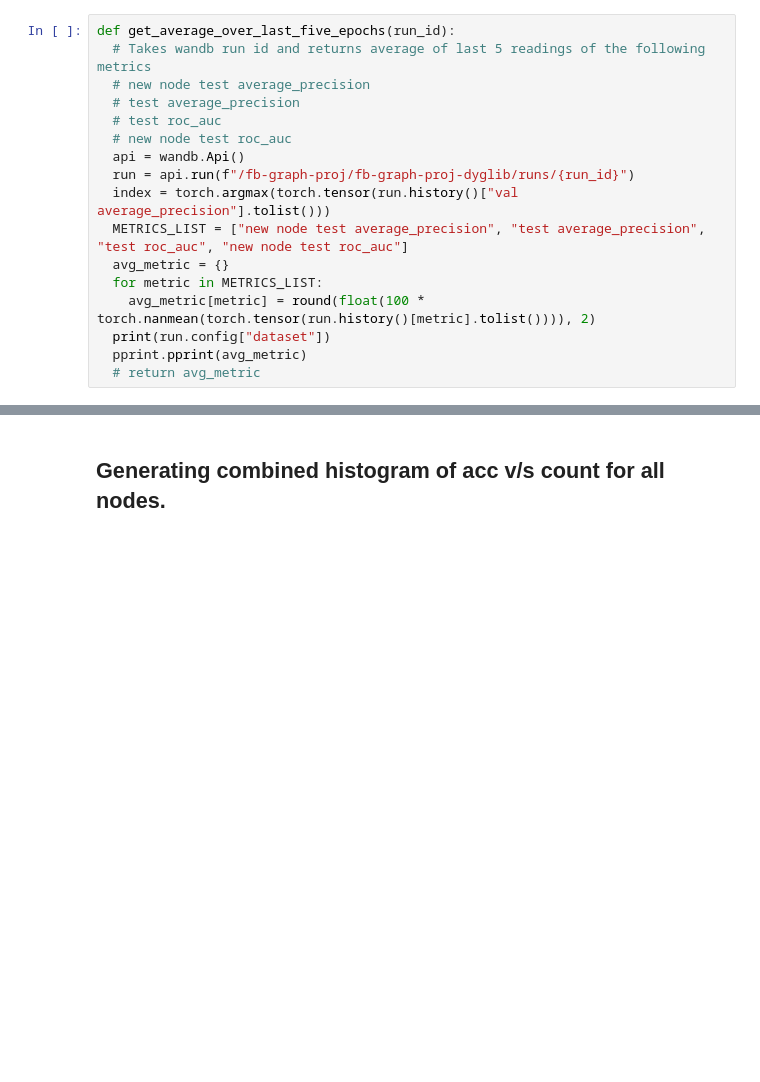
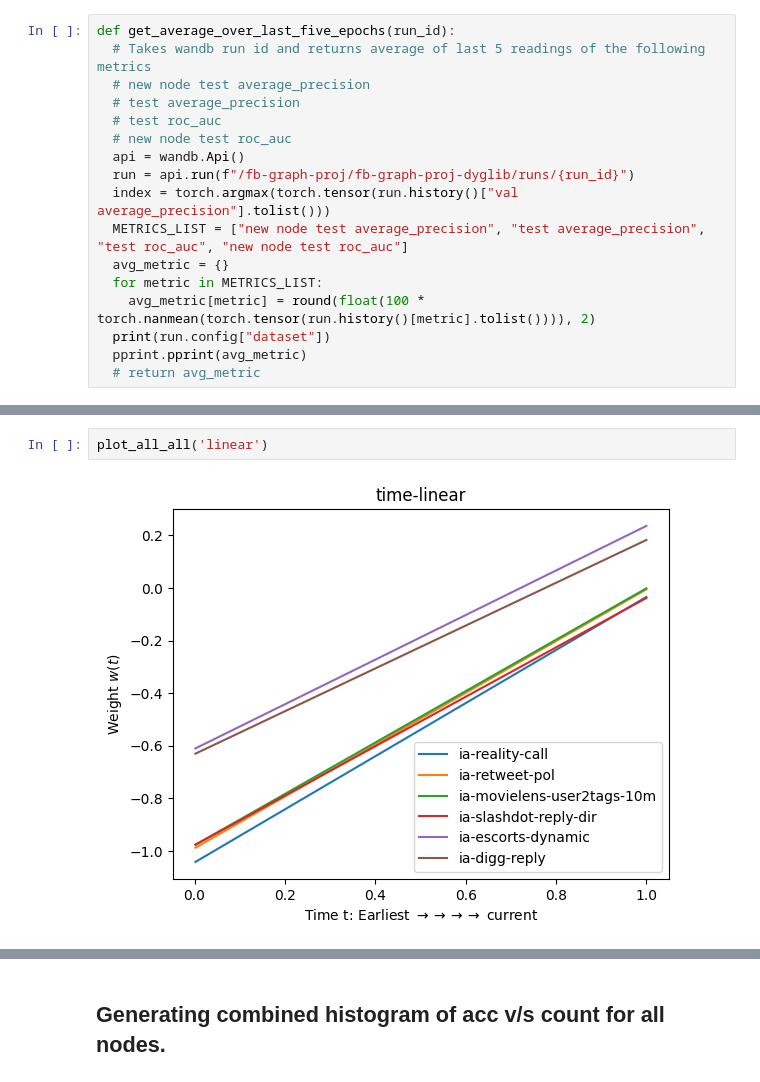
Before and after one commit to webster-781/DyGLib, a Jupyter notebook: scripts/result_processing.ipynb, the cells around one changed output, grey strips where cells are left out. Drawn from its saved outputs; the diff is of its cells as text; blank space fills up the shorter version.

```diff
--- a/scripts/result_processing.ipynb
+++ b/scripts/result_processing.ipynb
@@ -97,0 +167,4 @@ def get_average_over_last_five_epochs(run_id):
+# %%
+plot_all_all('linear')
+# %% [output]
+[figure, added]
```
Also changed, not shown: parts of 8 cells of this notebook, 2 other files.
